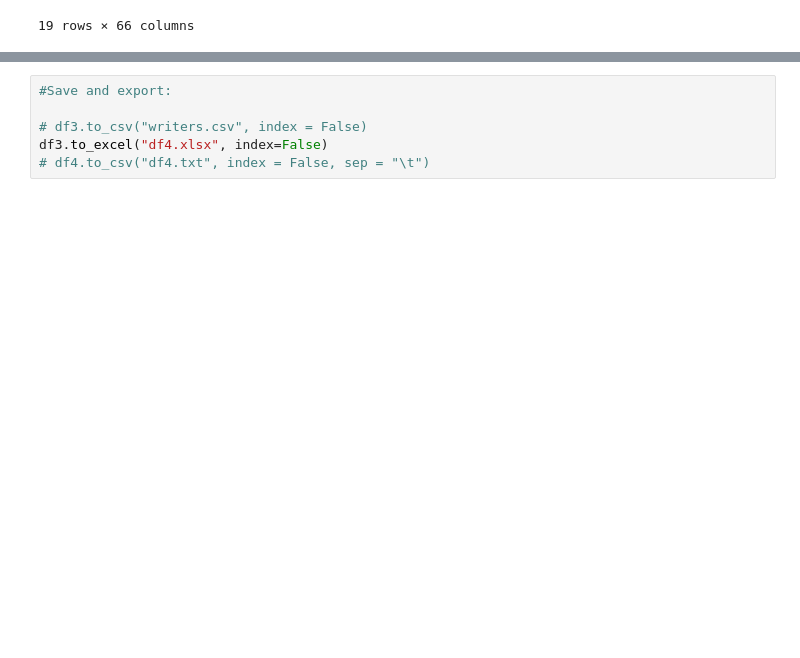
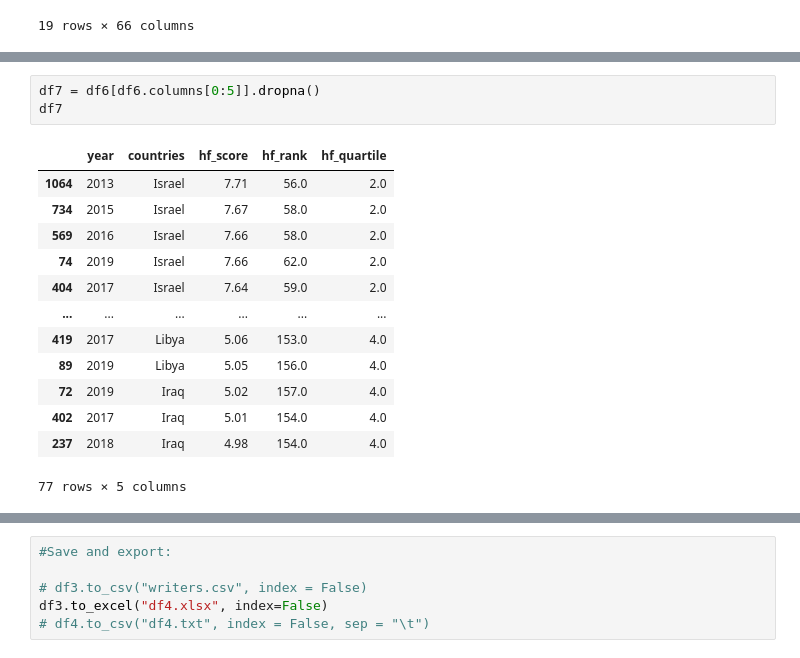
Before and after one commit to NJB7/HumanFreedomIndexProject, a Jupyter notebook: HFIProject.ipynb, the cells around one changed output, grey strips where cells are left out. Saved outputs shown, nothing was run; the diff lists cells and outputs as text; blank space fills up the shorter version.

```diff
--- a/HFIProject.ipynb
+++ b/HFIProject.ipynb
@@ -128,0 +129,17 @@ df6
+# %%
+df7 = df6[df6.columns[0:5]].dropna()
+df7
+# %% [output]
+|  | year | countries | hf_score | hf_rank | hf_quartile |
+| 1064 | 2013 | Israel | 7.71 | 56.0 | 2.0 |
+| 734 | 2015 | Israel | 7.67 | 58.0 | 2.0 |
+| 569 | 2016 | Israel | 7.66 | 58.0 | 2.0 |
+| 74 | 2019 | Israel | 7.66 | 62.0 | 2.0 |
+| 404 | 2017 | Israel | 7.64 | 59.0 | 2.0 |
+| ... | ... | ... | ... | ... | ... |
+| 419 | 2017 | Libya | 5.06 | 153.0 | 4.0 |
+| 89 | 2019 | Libya | 5.05 | 156.0 | 4.0 |
+| 72 | 2019 | Iraq | 5.02 | 157.0 | 4.0 |
+| 402 | 2017 | Iraq | 5.01 | 154.0 | 4.0 |
+| 237 | 2018 | Iraq | 4.98 | 154.0 | 4.0 |
+77 rows × 5 columns
```
Also changed, not shown: parts of 5 cells of this notebook, 1 other file.
